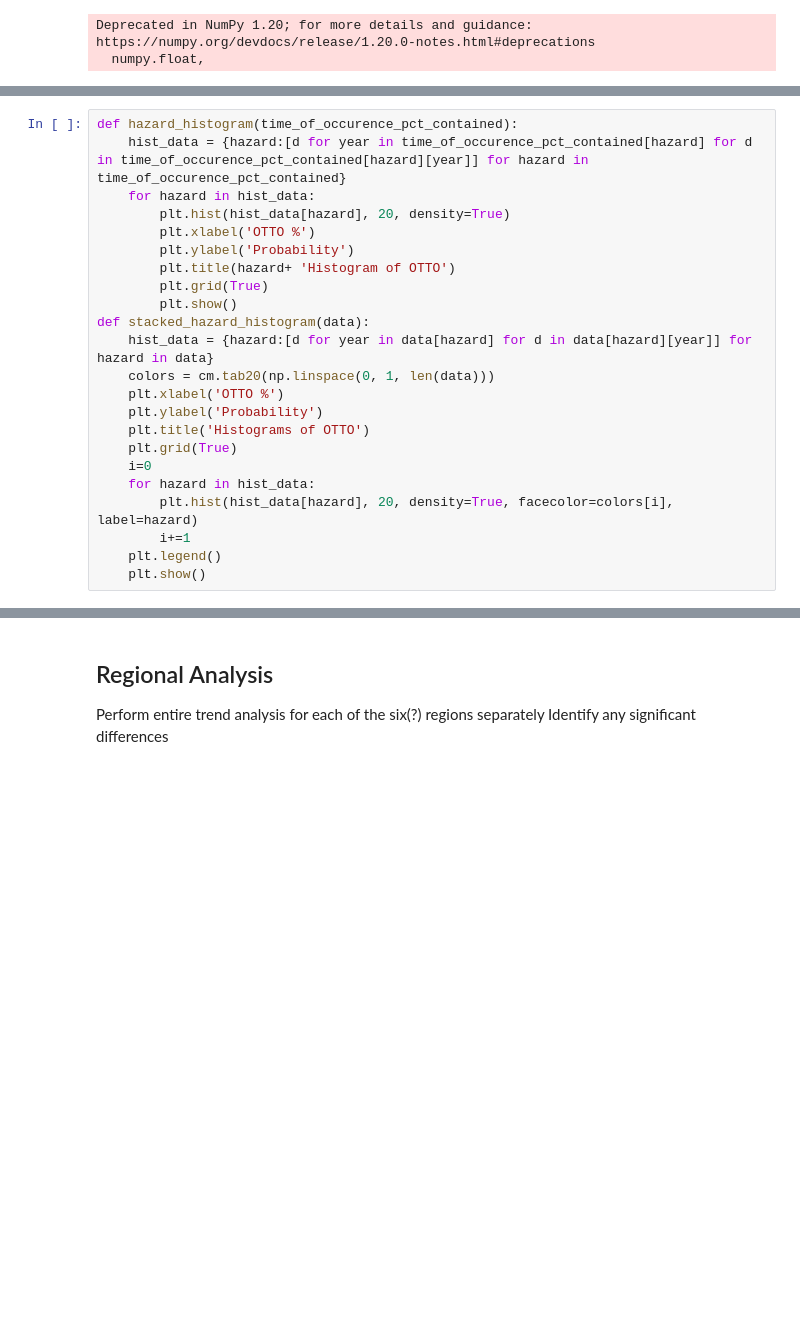
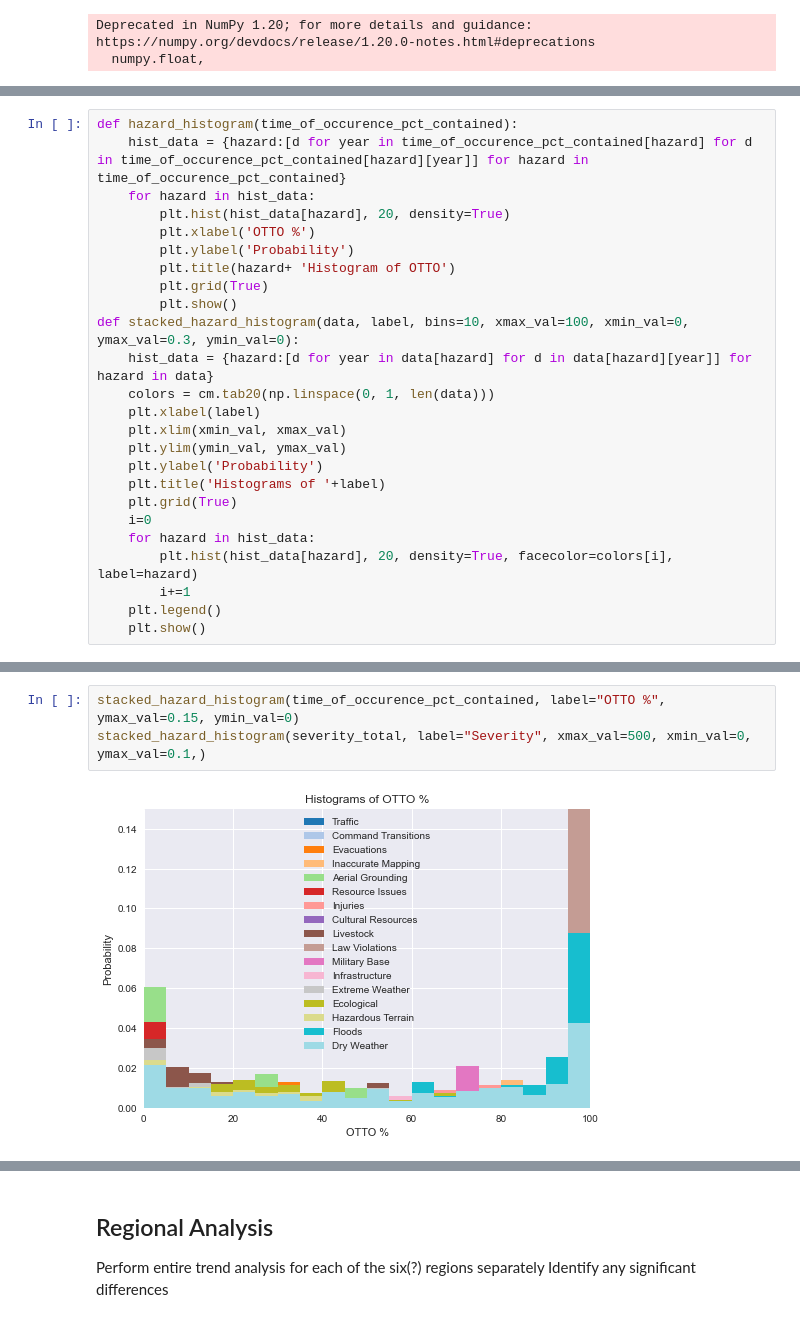
Before and after one commit to nasa/mika, a Jupyter notebook: notebooks/Further Quantitative Analysis of ICS.ipynb, the cells around one changed output, grey strips where cells are left out. Drawn from its saved outputs; the diff is of its cells as text; blank space fills up the shorter version.

```diff
--- a/notebooks/Further Quantitative Analysis of ICS.ipynb
+++ b/notebooks/Further Quantitative Analysis of ICS.ipynb
@@ -94,12 +92,14 @@ def hazard_histogram(time_of_occurence_pct_contained):
         plt.title(hazard+ 'Histogram of OTTO')
         plt.grid(True)
         plt.show()
-def stacked_hazard_histogram(data):
+def stacked_hazard_histogram(data, label, bins=10, xmax_val=100, xmin_val=0, ymax_val=0.3, ymin_val=0):
     hist_data = {hazard:[d for year in data[hazard] for d in data[hazard][year]] for hazard in data}
     colors = cm.tab20(np.linspace(0, 1, len(data)))
-    plt.xlabel('OTTO %')
+    plt.xlabel(label)
+    plt.xlim(xmin_val, xmax_val)
+    plt.ylim(ymin_val, ymax_val)
     plt.ylabel('Probability')
-    plt.title('Histograms of OTTO')
+    plt.title('Histograms of '+label)
     plt.grid(True)
     i=0
     for hazard in hist_data:
@@ -131,0 +110,5 @@ stacked_hazard_histogram(severity_total)
+# %%
+stacked_hazard_histogram(time_of_occurence_pct_contained, label="OTTO %", ymax_val=0.15, ymin_val=0)
+stacked_hazard_histogram(severity_total, label="Severity", xmax_val=500, xmin_val=0, ymax_val=0.1,)
+# %% [output]
+[figure, added]
```
Also changed, not shown: parts of 48 cells of this notebook.
